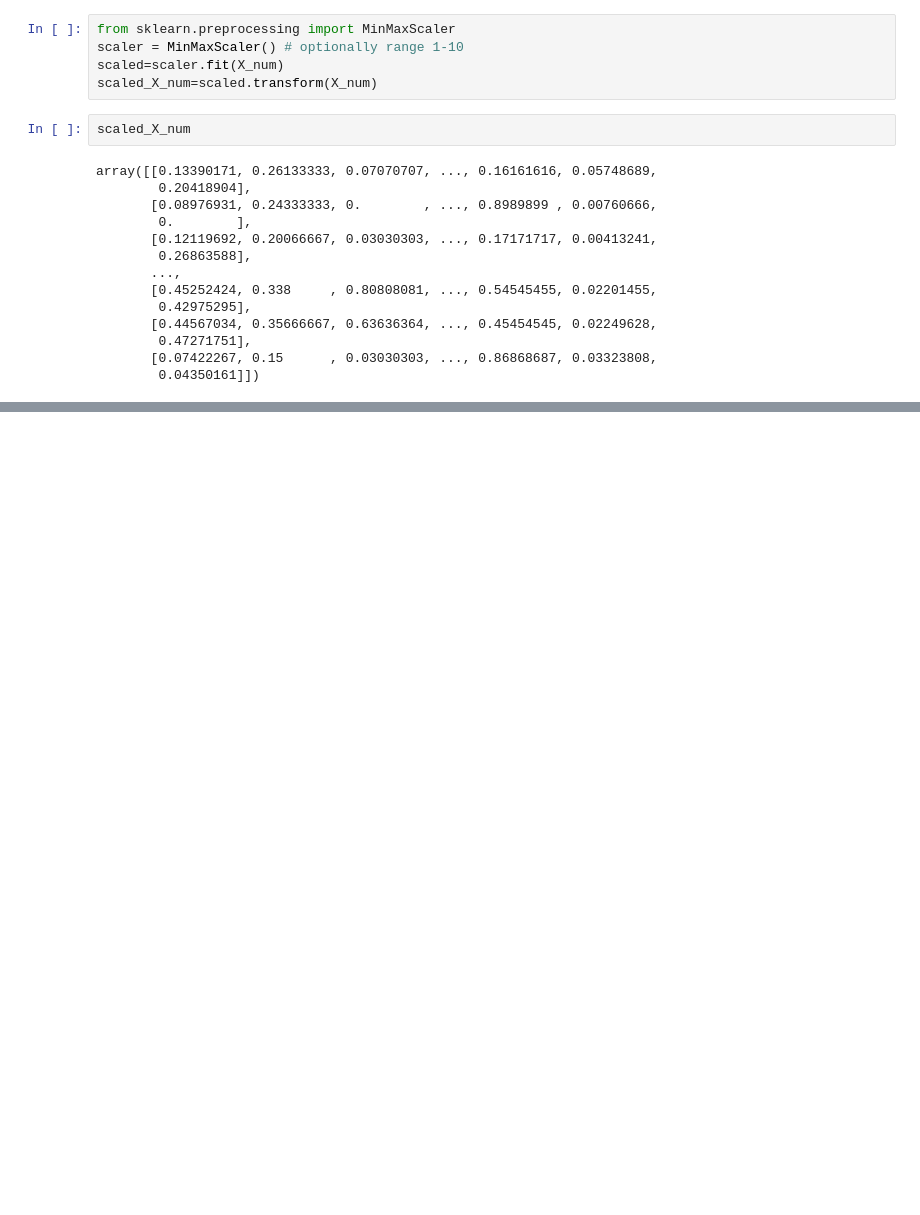
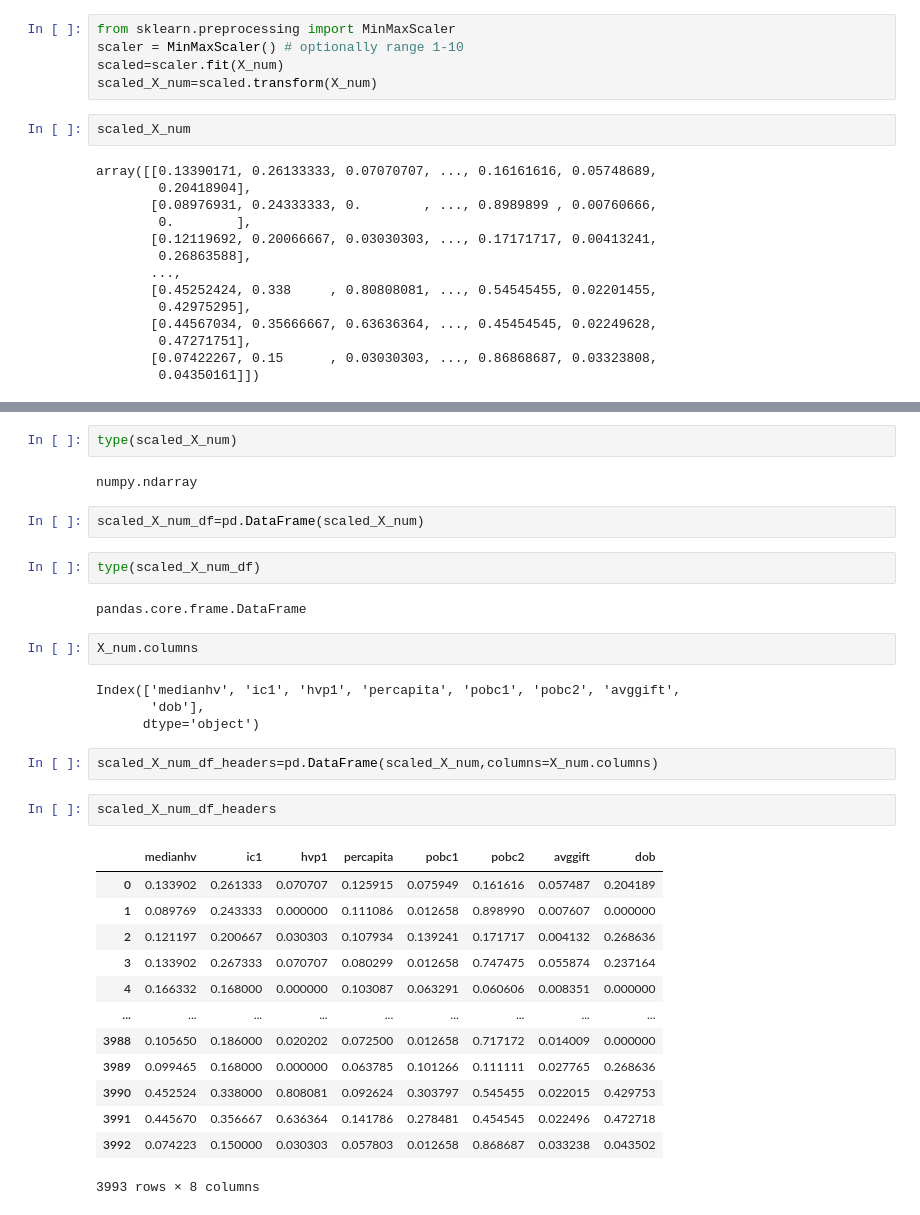
Before and after one commit to student-IH-labs-and-stuff/BCNDATA2022, a Jupyter notebook: ClassMaterials/Week1/Day5EDAandLR/H4A_analysis_part4_completed.ipynb, the cells around one changed output, grey strips where cells are left out. Saved outputs shown, nothing was run; the diff lists cells and outputs as text; blank space fills up the shorter version.

```diff
--- a/ClassMaterials/Week1/Day5EDAandLR/H4A_analysis_part4_completed.ipynb
+++ b/ClassMaterials/Week1/Day5EDAandLR/H4A_analysis_part4_completed.ipynb
@@ -1440,0 +1457,34 @@ array([[0.13390171, 0.26133333, 0.07070707, ..., 0.16161616, 0.05748689,
+# %%
+type(scaled_X_num)
+# %% [output]
+numpy.ndarray
+# %%
+scaled_X_num_df=pd.DataFrame(scaled_X_num)
+# %%
+type(scaled_X_num_df)
+# %% [output]
+pandas.core.frame.DataFrame
+# %%
+X_num.columns
+# %% [output]
+Index(['medianhv', 'ic1', 'hvp1', 'percapita', 'pobc1', 'pobc2', 'avggift',
+       'dob'],
+      dtype='object')
+# %%
+scaled_X_num_df_headers=pd.DataFrame(scaled_X_num,columns=X_num.columns)
+# %%
+scaled_X_num_df_headers
+# %% [output]
+|  | medianhv | ic1 | hvp1 | percapita | pobc1 | pobc2 | avggift | dob |
+| 0 | 0.133902 | 0.261333 | 0.070707 | 0.125915 | 0.075949 | 0.161616 | 0.057487 | 0.204189 |
+| 1 | 0.089769 | 0.243333 | 0.000000 | 0.111086 | 0.012658 | 0.898990 | 0.007607 | 0.000000 |
+| 2 | 0.121197 | 0.200667 | 0.030303 | 0.107934 | 0.139241 | 0.171717 | 0.004132 | 0.268636 |
+| 3 | 0.133902 | 0.267333 | 0.070707 | 0.080299 | 0.012658 | 0.747475 | 0.055874 | 0.237164 |
+| 4 | 0.166332 | 0.168000 | 0.000000 | 0.103087 | 0.063291 | 0.060606 | 0.008351 | 0.000000 |
+| ... | ... | ... | ... | ... | ... | ... | ... | ... |
+| 3988 | 0.105650 | 0.186000 | 0.020202 | 0.072500 | 0.012658 | 0.717172 | 0.014009 | 0.000000 |
+| 3989 | 0.099465 | 0.168000 | 0.000000 | 0.063785 | 0.101266 | 0.111111 | 0.027765 | 0.268636 |
+| 3990 | 0.452524 | 0.338000 | 0.808081 | 0.092624 | 0.303797 | 0.545455 | 0.022015 | 0.429753 |
+| 3991 | 0.445670 | 0.356667 | 0.636364 | 0.141786 | 0.278481 | 0.454545 | 0.022496 | 0.472718 |
+| 3992 | 0.074223 | 0.150000 | 0.030303 | 0.057803 | 0.012658 | 0.868687 | 0.033238 | 0.043502 |
+3993 rows × 8 columns
```
Also changed, not shown: parts of 26 cells of this notebook, 21 other files.
